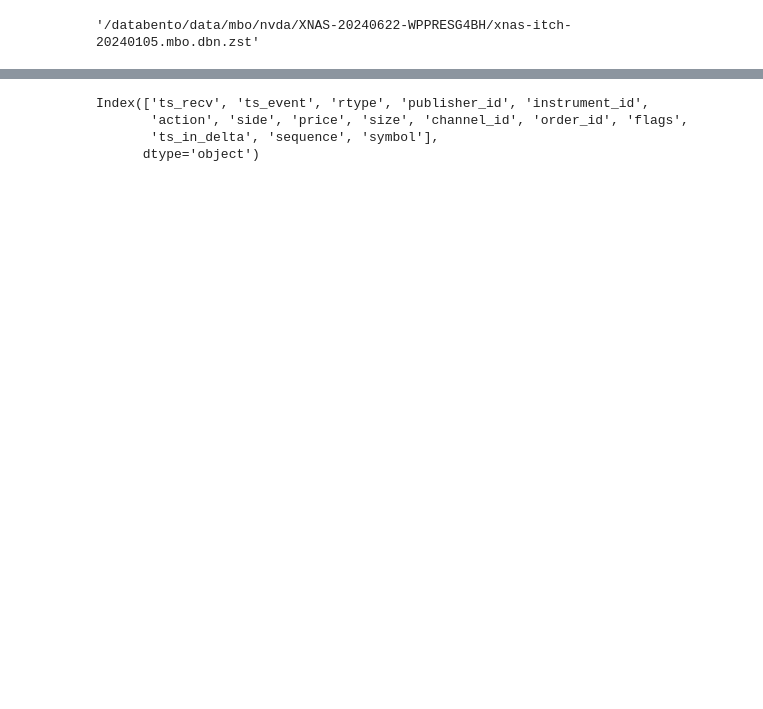
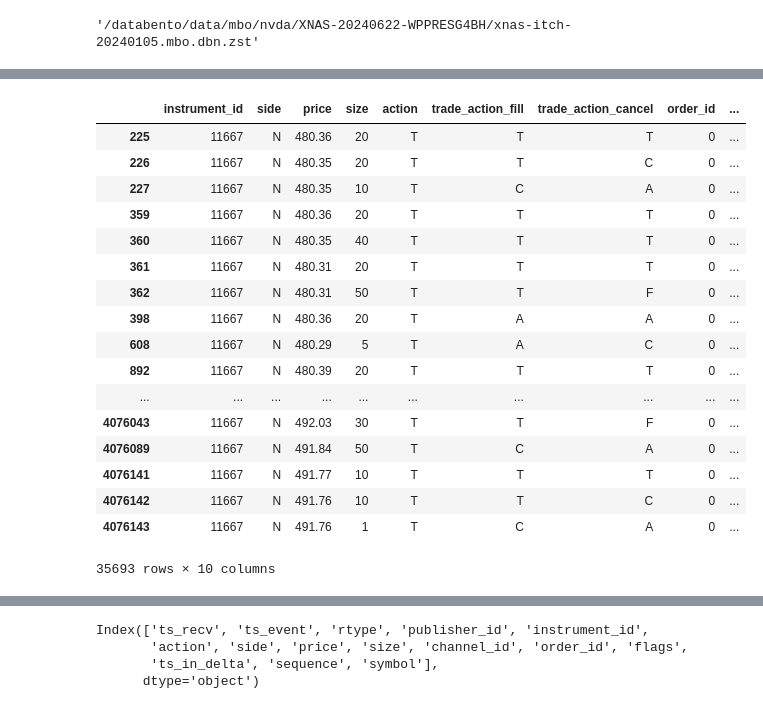
Before and after one commit to edward-b-1/Python-Limit-Order-Book, a Jupyter notebook: mbo_data/extract_order_book_input.ipynb, the cells around one changed output, grey strips where cells are left out. Drawn from its saved outputs; the diff is of its cells as text; code cells hidden in the pictures; blank space fills up the shorter version.

```diff
--- a/mbo_data/extract_order_book_input.ipynb
+++ b/mbo_data/extract_order_book_input.ipynb
@@ -56,0 +138,16 @@ df_aux[['action', 'trade_action_fill', 'trade_action_cancel', 'side', 'price', '
+# %%
+# How many rows are Trades which are not followed by a Fill and then a Cancel.
+# (Same as the above, but with an explicit method of selecting these rows.)
+# This dataframe is known as the "bad schema" dataframe.
+# The number should match the above number.
+df_aux_trades_with_bad_schema = (
+    df_aux[
+        (df_aux['action'] == 'T') &
+        (
+            (df_aux['trade_action_fill'] != 'F') |
+            (df_aux['trade_action_cancel'] != 'C')
+        )
+    ]
+)
+print(f'Number of Trades not followed by Fill and Cancel (explicit calculation)')
+print(len(df_aux_trades_with_bad_schema))
@@ -56,0 +381,24 @@ df_aux[['action', 'trade_action_fill', 'trade_action_cancel', 'side', 'price', '
+# %%
+df_aux_trades_with_bad_schema[
+    [   'instrument_id', 'side', 'price', 'size',
+        'action', 'trade_action_fill', 'trade_action_cancel', 'order_id', 'trade_order_id_fill', 'trade_order_id_cancel']
+]
+# %% [output]
+|  | instrument_id | side | price | size | action | trade_action_fill | trade_action_cancel | order_id | ... |
+| 225 | 11667 | N | 480.36 | 20 | T | T | T | 0 | ... |
+| 226 | 11667 | N | 480.35 | 20 | T | T | C | 0 | ... |
+| 227 | 11667 | N | 480.35 | 10 | T | C | A | 0 | ... |
+| 359 | 11667 | N | 480.36 | 20 | T | T | T | 0 | ... |
+| 360 | 11667 | N | 480.35 | 40 | T | T | T | 0 | ... |
+| 361 | 11667 | N | 480.31 | 20 | T | T | T | 0 | ... |
+| 362 | 11667 | N | 480.31 | 50 | T | T | F | 0 | ... |
+| 398 | 11667 | N | 480.36 | 20 | T | A | A | 0 | ... |
+| 608 | 11667 | N | 480.29 | 5 | T | A | C | 0 | ... |
+| 892 | 11667 | N | 480.39 | 20 | T | T | T | 0 | ... |
+| ... | ... | ... | ... | ... | ... | ... | ... | ... | ... |
+| 4076043 | 11667 | N | 492.03 | 30 | T | T | F | 0 | ... |
+| 4076089 | 11667 | N | 491.84 | 50 | T | C | A | 0 | ... |
+| 4076141 | 11667 | N | 491.77 | 10 | T | T | T | 0 | ... |
+| 4076142 | 11667 | N | 491.76 | 10 | T | T | C | 0 | ... |
+| 4076143 | 11667 | N | 491.76 | 1 | T | C | A | 0 | ... |
+35693 rows × 10 columns
```
Also changed, not shown: parts of 50 cells of this notebook.
